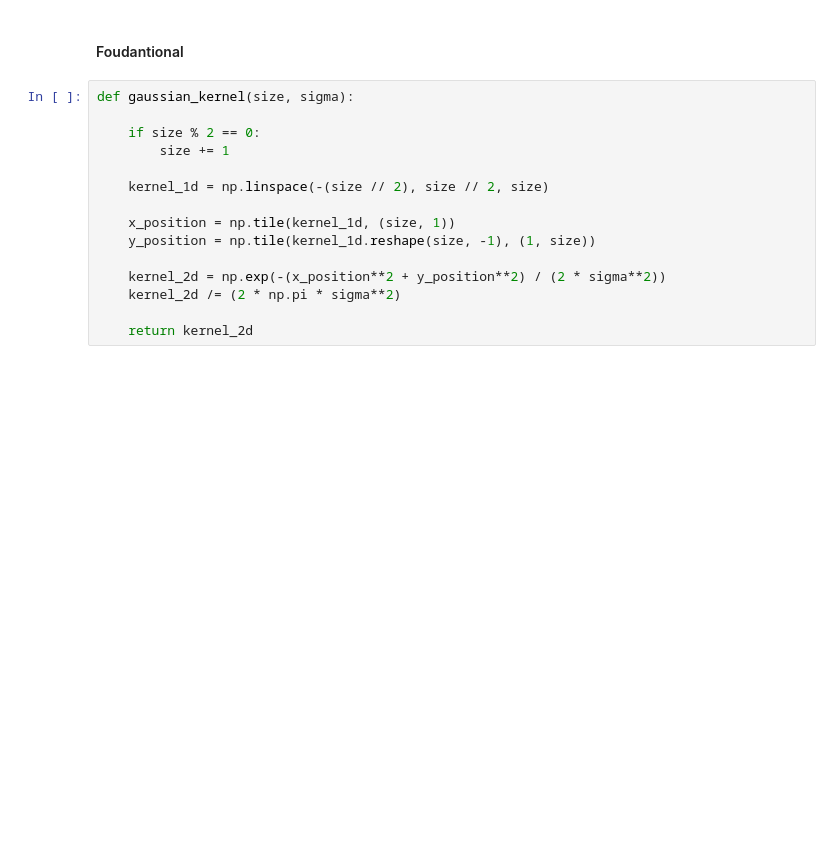
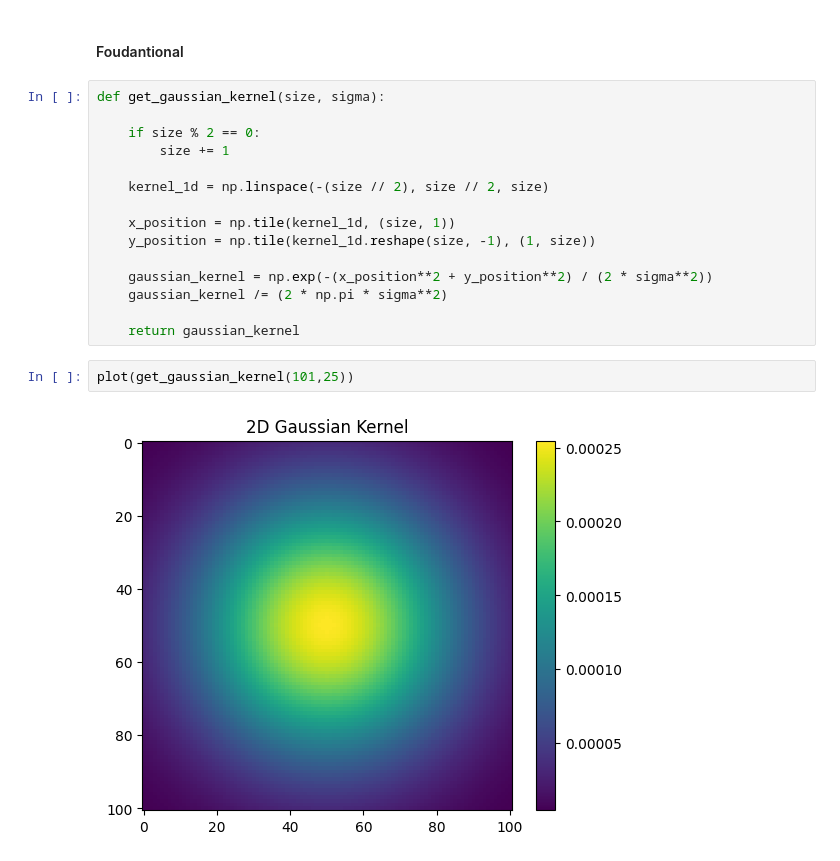
Before and after one commit to VayneMai020301/AIO-2024-Summarize, a Jupyter notebook: Module/module_2/week2/gaussian_filter.ipynb, the cells around one changed output. Saved outputs shown, nothing was run; the diff lists cells and outputs as text; blank space fills up the shorter version.

Commit message:
update gaussian filter calcualation

```diff
--- a/Module/module_2/week2/gaussian_filter.ipynb
+++ b/Module/module_2/week2/gaussian_filter.ipynb
@@ -88,7 +91,7 @@ print(gaussian_kernel)
 # %% [markdown]
 #### Foudantional
 # %%
-def gaussian_kernel(size, sigma):
+def get_gaussian_kernel(size, sigma):
 
     if size % 2 == 0:
         size += 1
@@ -98,7 +101,11 @@ def gaussian_kernel(size, sigma):
     x_position = np.tile(kernel_1d, (size, 1))
     y_position = np.tile(kernel_1d.reshape(size, -1), (1, size))
 
-    kernel_2d = np.exp(-(x_position**2 + y_position**2) / (2 * sigma**2))
-    kernel_2d /= (2 * np.pi * sigma**2)
+    gaussian_kernel = np.exp(-(x_position**2 + y_position**2) / (2 * sigma**2))
+    gaussian_kernel /= (2 * np.pi * sigma**2)
 
-    return kernel_2d
+    return gaussian_kernel
+# %%
+plot(get_gaussian_kernel(101,25))
+# %% [output]
+[figure, added]
```
Also changed, not shown: parts of 3 cells of this notebook.
